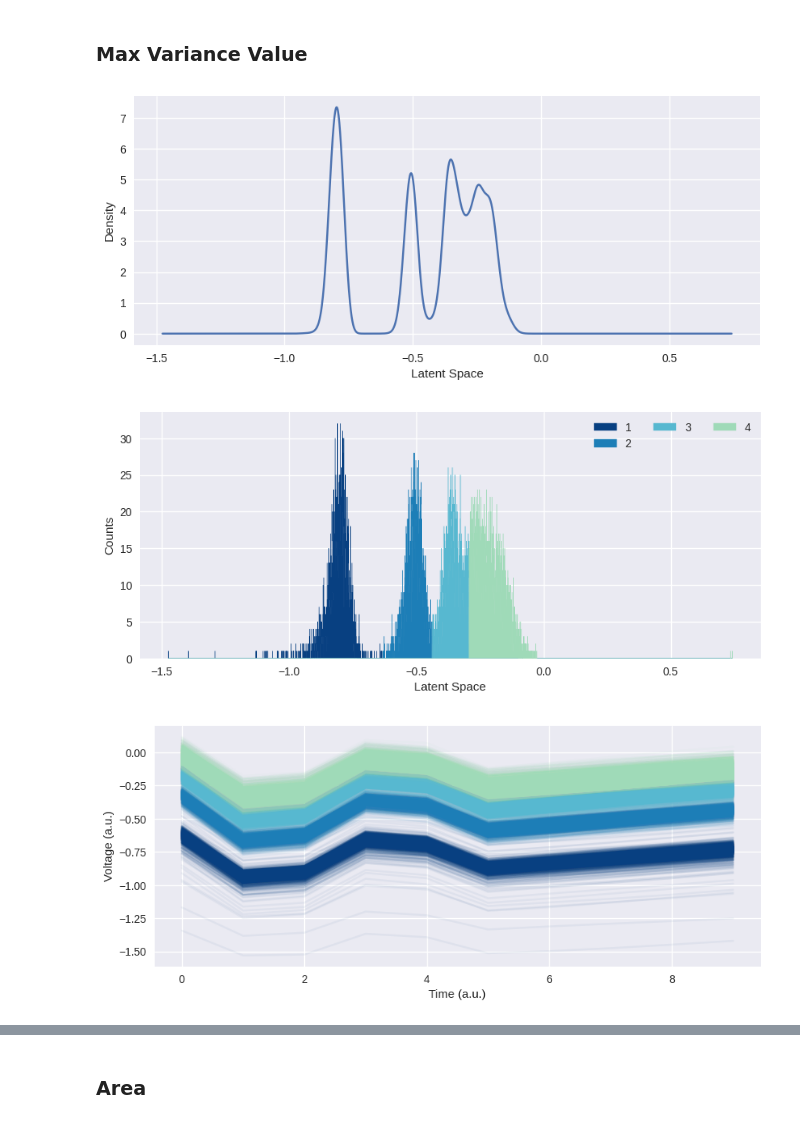
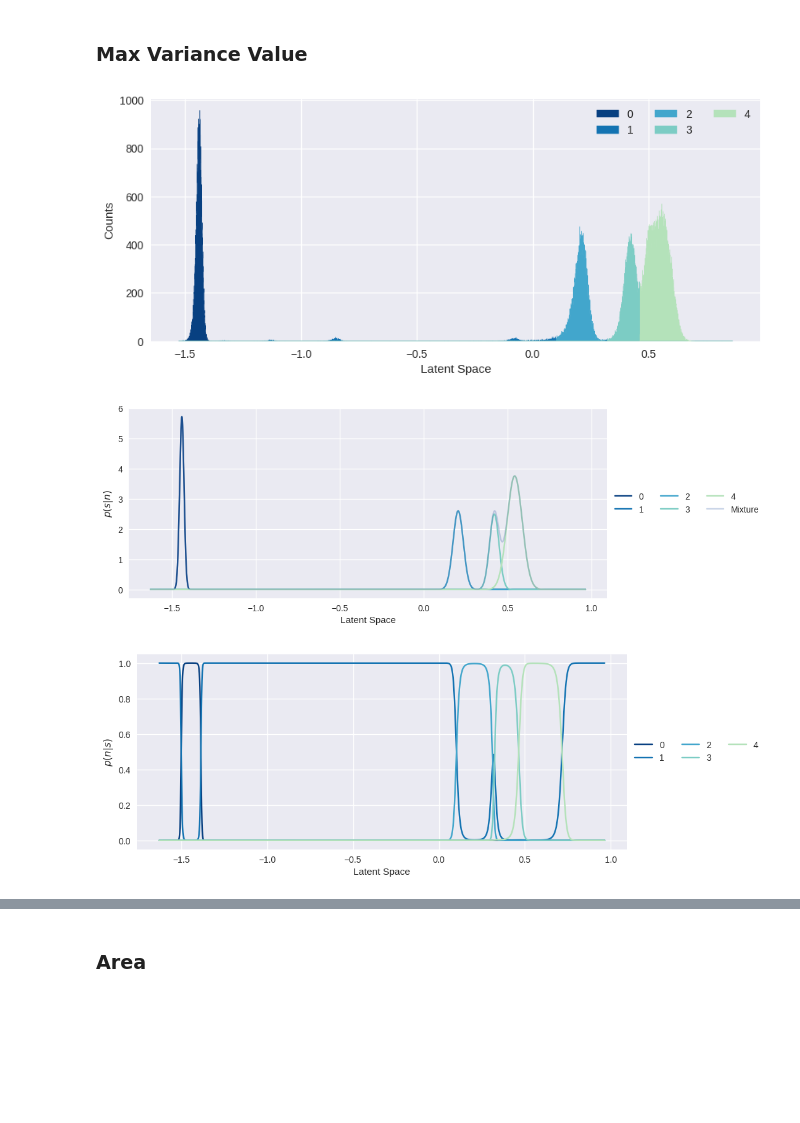
Before and after one commit to polyquantique/Photon-Number-Classification, a Jupyter notebook: src/Metrics_SNSPD.ipynb, the cells around one changed output, grey strips where cells are left out. Saved outputs shown, nothing was run; the diff lists cells and outputs as text; code cells hidden in the pictures; blank space fills up the shorter version.

Commit message:
uniform mixture

```diff
--- a/src/Metrics_SNSPD.ipynb
+++ b/src/Metrics_SNSPD.ipynb
@@ -122,21 +150,17 @@ X_l_MAX = X_test[:, index_max_var]
 
 #X_i_MAX, X_r_MAX, X_l_MAX = max_value(np.copy(X_test), filter=True)
 # %%
-kd = density_gaussianMixture(X_l_MAX,
-                            bw = [0.02],
-                            min_cluster_prob = 0.1,
-                            bins_plot = 5000,
-                            flip = False,
-                            skip = 10)
-bins = kd.bins
-density = kd.density
-kd.plot_density()
+kd = gaussian_mixture(X_l_MAX,
+                    number_cluster=5,
+                    flip = False)
+
 kd.plot_cluster()
-kd.plot_traces(np.copy(X_test))
-kd.plot_traces_average(np.copy(X_test))
-kd.plot_cross_talk()
+kd.plot_psn()
+kd.plot_pns()
+kd.plot_confidence()
+
 X_l_MAX = kd.normalize_latent(X_l_MAX, certain_clusters)
 # %% [output]
-[figure, old version]
+[figure, new version]
-[figure, old version]
+[figure, new version]
-[figure, old version]
+[figure, new version]
```
Also changed, not shown: parts of 10 cells of this notebook, 8 other files.
